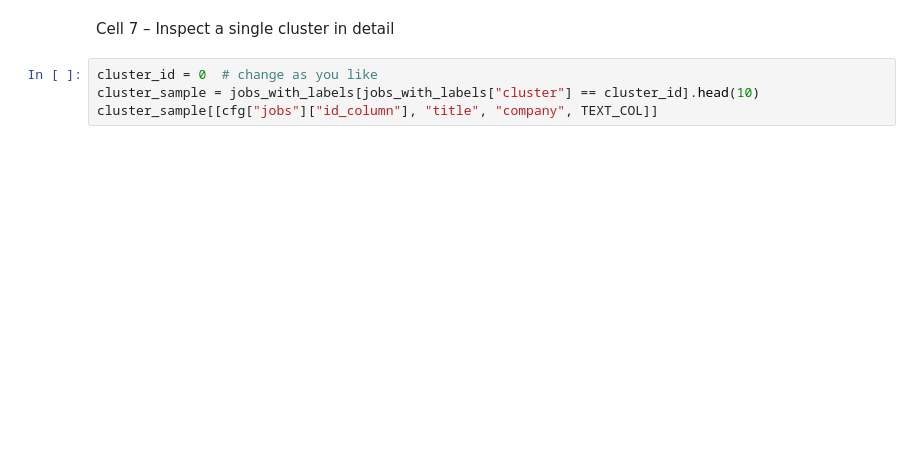
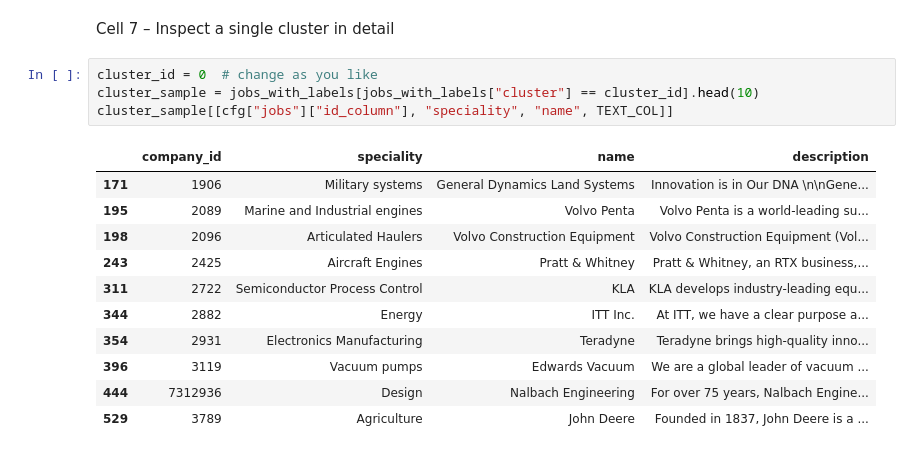
Before and after one commit to BGlifee/Labor_Market_NLP_Prototype, a Jupyter notebook: notebooks/02_embeddings_clustering.ipynb, the cells around one changed output. Cells and saved outputs as stored; diff of their text form; blank space fills up the shorter version.

```diff
--- a/notebooks/02_embeddings_clustering.ipynb
+++ b/notebooks/02_embeddings_clustering.ipynb
@@ -97,4 +166,16 @@ Cell 7 – Inspect a single cluster in detail
 # %%
 cluster_id = 0  # change as you like
 cluster_sample = jobs_with_labels[jobs_with_labels["cluster"] == cluster_id].head(10)
-cluster_sample[[cfg["jobs"]["id_column"], "title", "company", TEXT_COL]]
+cluster_sample[[cfg["jobs"]["id_column"], "speciality", "name", TEXT_COL]]
+# %% [output]
+|  | company_id | speciality | name | description |
+| 171 | 1906 | Military systems | General Dynamics Land Systems | Innovation is in Our DNA \n\nGene... |
+| 195 | 2089 | Marine and Industrial engines | Volvo Penta | Volvo Penta is a world-leading su... |
+| 198 | 2096 | Articulated Haulers | Volvo Construction Equipment | Volvo Construction Equipment (Vol... |
+| 243 | 2425 | Aircraft Engines | Pratt & Whitney | Pratt & Whitney, an RTX business,... |
+| 311 | 2722 | Semiconductor Process Control | KLA | KLA develops industry-leading equ... |
+| 344 | 2882 | Energy | ITT Inc. | At ITT, we have a clear purpose a... |
+| 354 | 2931 | Electronics Manufacturing | Teradyne | Teradyne brings high-quality inno... |
+| 396 | 3119 | Vacuum pumps | Edwards Vacuum | We are a global leader of vacuum ... |
+| 444 | 7312936 | Design | Nalbach Engineering | For over 75 years, Nalbach Engine... |
+| 529 | 3789 | Agriculture | John Deere | Founded in 1837, John Deere is a ... |
```
Also changed, not shown: parts of 8 cells of this notebook, 4 other files.
